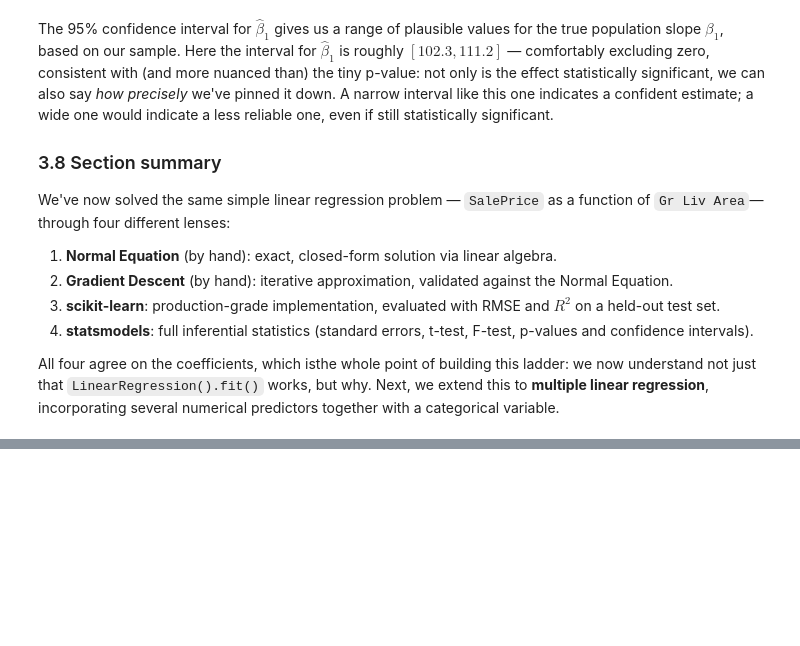
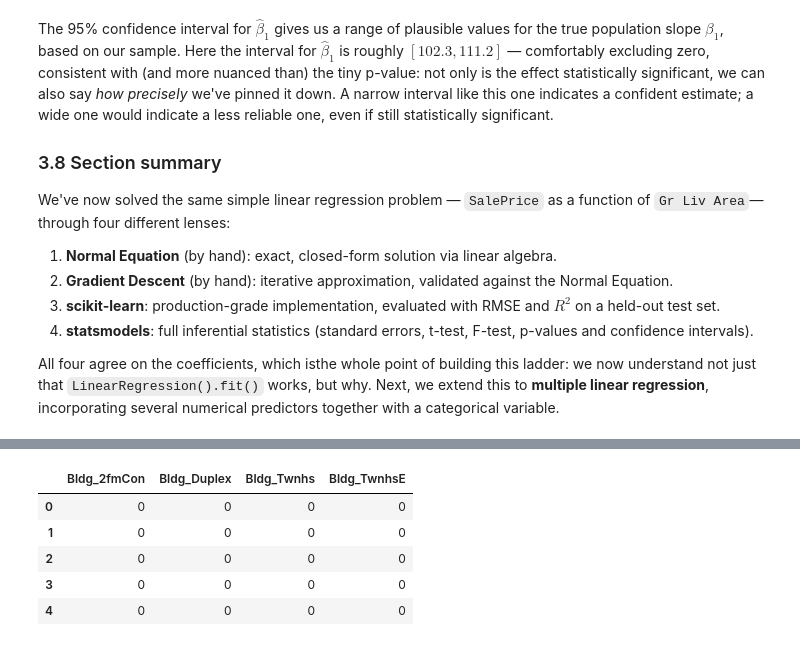
Before and after one commit to danielfdez-ds/ML-Notes-and-Projects, a Jupyter notebook: 01_Linear_Regression/01LinearRegression.ipynb, the cells around one changed output, grey strips where cells are left out. Drawn from its saved outputs; the diff is of its cells as text; code cells hidden in the pictures; blank space fills up the shorter version.

```diff
--- a/01_Linear_Regression/01LinearRegression.ipynb
+++ b/01_Linear_Regression/01LinearRegression.ipynb
@@ -464,0 +517,12 @@ All four agree on the coefficients, which isthe whole point of building this lad
+# %%
+model_df = df[candidate_numeric + ["Bldg Type", "SalePrice"]].dropna().reset_index(drop=True)
+
+bldg_type_dummies = pd.get_dummies(model_df["Bldg Type"], prefix="Bldg", drop_first=True, dtype=int)
+bldg_type_dummies.head()
+# %% [output]
+|  | Bldg_2fmCon | Bldg_Duplex | Bldg_Twnhs | Bldg_TwnhsE |
+| 0 | 0 | 0 | 0 | 0 |
+| 1 | 0 | 0 | 0 | 0 |
+| 2 | 0 | 0 | 0 | 0 |
+| 3 | 0 | 0 | 0 | 0 |
+| 4 | 0 | 0 | 0 | 0 |
```
Also changed, not shown: parts of 13 cells of this notebook.
